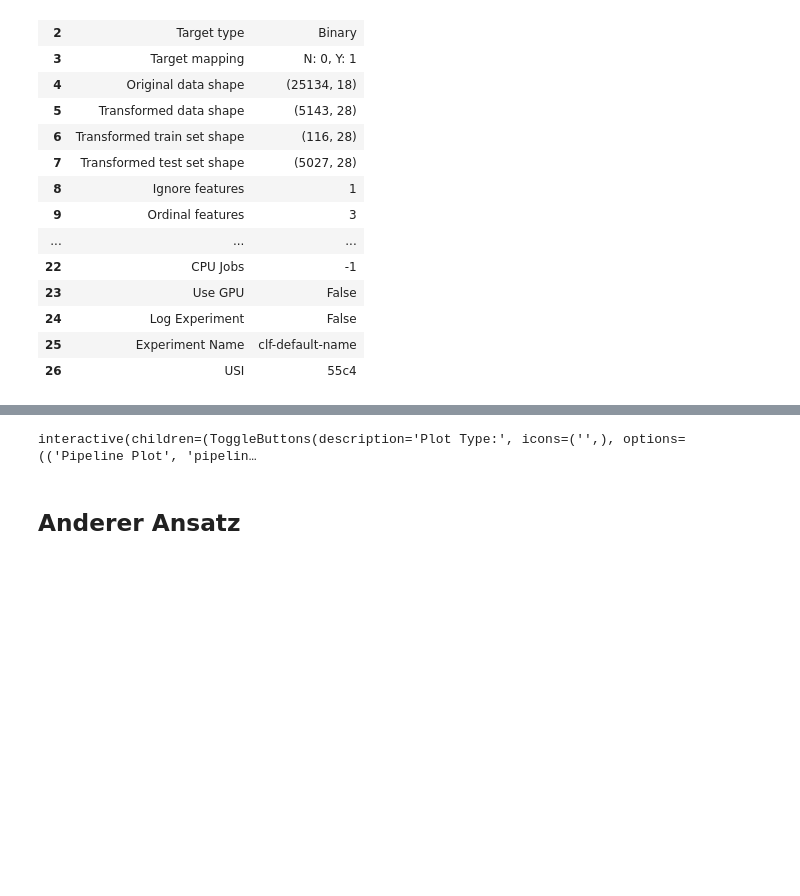
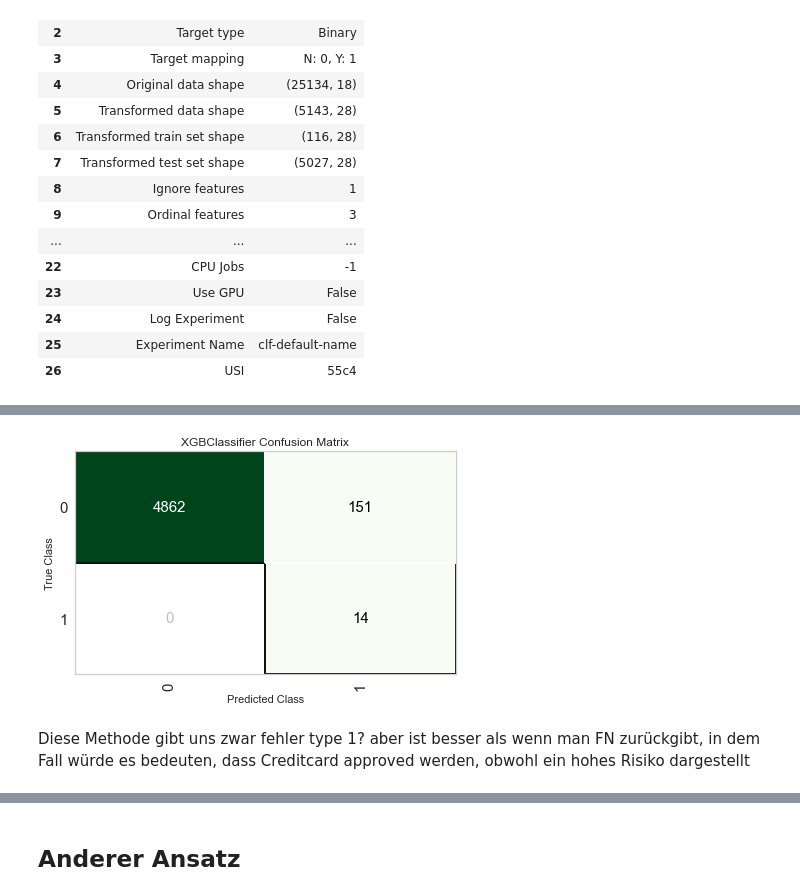
Before and after one commit to yassdenn/cca, a Jupyter notebook: MAIN.ipynb, the cells around one changed output, grey strips where cells are left out. Drawn from its saved outputs; the diff is of its cells as text; code cells hidden in the pictures; blank space fills up the shorter version.

```diff
--- a/MAIN.ipynb
+++ b/MAIN.ipynb
@@ -430,3 +435,6 @@ best_model_with_downsampling = compare_models(exclude = 'dummy')
 | svm | SVM - Linear Kernel | 0.2020 | 0.0000 | 0.8000 | 0.0024 | 0.0049 | 0.0000 | 0.0000 | 0.5640 |
 | knn | K Neighbors Classifier | 0.1867 | 0.5597 | 0.8822 | 0.0032 | 0.0063 | 0.0006 | 0.0096 | 0.4870 |
 | qda | Quadratic Discriminant Analysis | 0.1474 | 0.5195 | 0.8867 | 0.0030 | 0.0059 | 0.0002 | 0.0047 | 0.5000 |
+# %%
+plot_model(best_model_with_downsampling, plot = 'confusion_matrix')
+# %% [output]
@@ -433,9 +442,9 @@ best_model_with_downsampling = compare_models(exclude = 'dummy')
+[figure, added]
+# %% [markdown]
+Diese Methode gibt uns zwar fehler type 1?
+aber ist besser als wenn man FN zurückgibt, in dem Fall würde es bedeuten, dass Creditcard approved werden, obwohl ein hohes Risiko dargestellt
 # %%
 plot_model(best_model_with_downsampling, plot='feature')
 # %% [output]
 [interactive output not drawn]
 [figure]
-# %%
-evaluate_model(best_model_with_downsampling)
-# %% [output]
-interactive(children=(ToggleButtons(description='Plot Type:', icons=('',), options=(('Pipeline Plot', 'pipelin…
```
Also changed, not shown: parts of 9 cells of this notebook.
